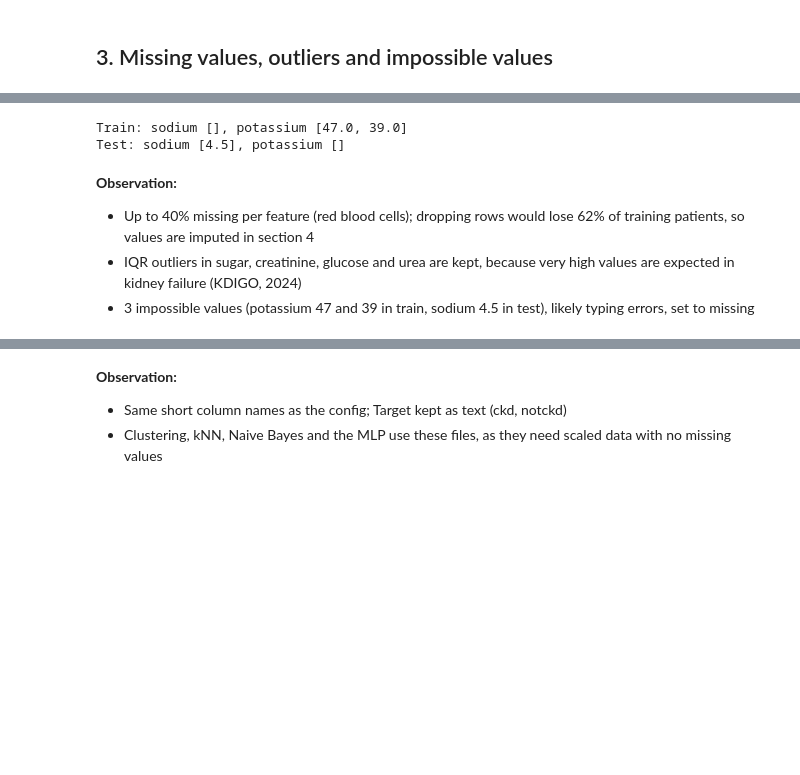
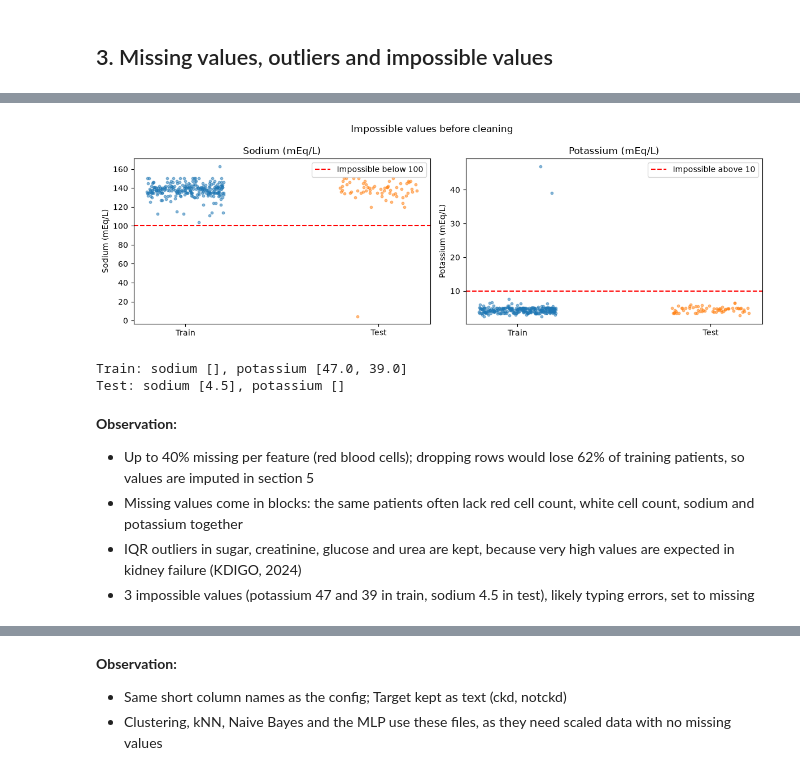
Before and after one commit to elgazar24/f21dl-2026-27-PG-group-13, a Jupyter notebook: src/notebooks/2_Data_Analysis/Data_Preprocessing/Data_Preprocessing.ipynb, the cells around one changed output, grey strips where cells are left out. Drawn from its saved outputs; the diff is of its cells as text; code cells hidden in the pictures; blank space fills up the shorter version.

```diff
--- a/src/notebooks/2_Data_Analysis/Data_Preprocessing/Data_Preprocessing.ipynb
+++ b/src/notebooks/2_Data_Analysis/Data_Preprocessing/Data_Preprocessing.ipynb
@@ -143,14 +171,30 @@ display(outliers.sum().sort_values(ascending=False).head(6).rename(index=names).
-# %%
-for name, part in (("Train", X_train), ("Test", X_test)):
-    low_sod, high_pot = part["sod"] < 100, part["pot"] > 10
-    print(f"{name}: sodium {part.loc[low_sod, 'sod'].tolist()}, potassium {part.loc[high_pot, 'pot'].tolist()}")
-    part.loc[low_sod, "sod"] = np.nan
-    part.loc[high_pot, "pot"] = np.nan
-# %% [output]
-Train: sodium [], potassium [47.0, 39.0]
-Test: sodium [4.5], potassium []
+# %%
+limits = {"sod": ("Sodium (mEq/L)", 100, "below"), "pot": ("Potassium (mEq/L)", 10, "above")}
+
+fig, axes = plt.subplots(1, 2, figsize=(12, 4))
+for ax, (col, (label, limit, side)) in zip(axes, limits.items()):
+    for i, (name, part) in enumerate((("Train", X_train), ("Test", X_test))):
+        vals = part[col].dropna()
+        ax.scatter(np.random.default_rng(0).uniform(i - 0.2, i + 0.2, len(vals)), vals, s=10, alpha=0.5)
+    ax.axhline(limit, color="red", linestyle="--", label=f"Impossible {side} {limit}")
+    ax.set(xticks=[0, 1], xticklabels=["Train", "Test"], ylabel=label, title=label)
+    ax.legend()
+fig.suptitle("Impossible values before cleaning")
+fig.tight_layout()
+plt.show()
+
+for name, part in (("Train", X_train), ("Test", X_test)):
+    low_sod, high_pot = part["sod"] < 100, part["pot"] > 10
+    print(f"{name}: sodium {part.loc[low_sod, 'sod'].tolist()}, potassium {part.loc[high_pot, 'pot'].tolist()}")
+    part.loc[low_sod, "sod"] = np.nan
+    part.loc[high_pot, "pot"] = np.nan
+# %% [output]
+[figure, added]
+Train: sodium [], potassium [47.0, 39.0]
+Test: sodium [4.5], potassium []
 # %% [markdown]
 **Observation:**
-- Up to 40% missing per feature (red blood cells); dropping rows would lose 62% of training patients, so values are imputed in section 4
+- Up to 40% missing per feature (red blood cells); dropping rows would lose 62% of training patients, so values are imputed in section 5
+- Missing values come in blocks: the same patients often lack red cell count, white cell count, sodium and potassium together
 - IQR outliers in sugar, creatinine, glucose and urea are kept, because very high values are expected in kidney failure (KDIGO, 2024)
 - 3 impossible values (potassium 47 and 39 in train, sodium 4.5 in test), likely typing errors, set to missing
```
Also changed, not shown: parts of 23 cells of this notebook, 4 other files.
